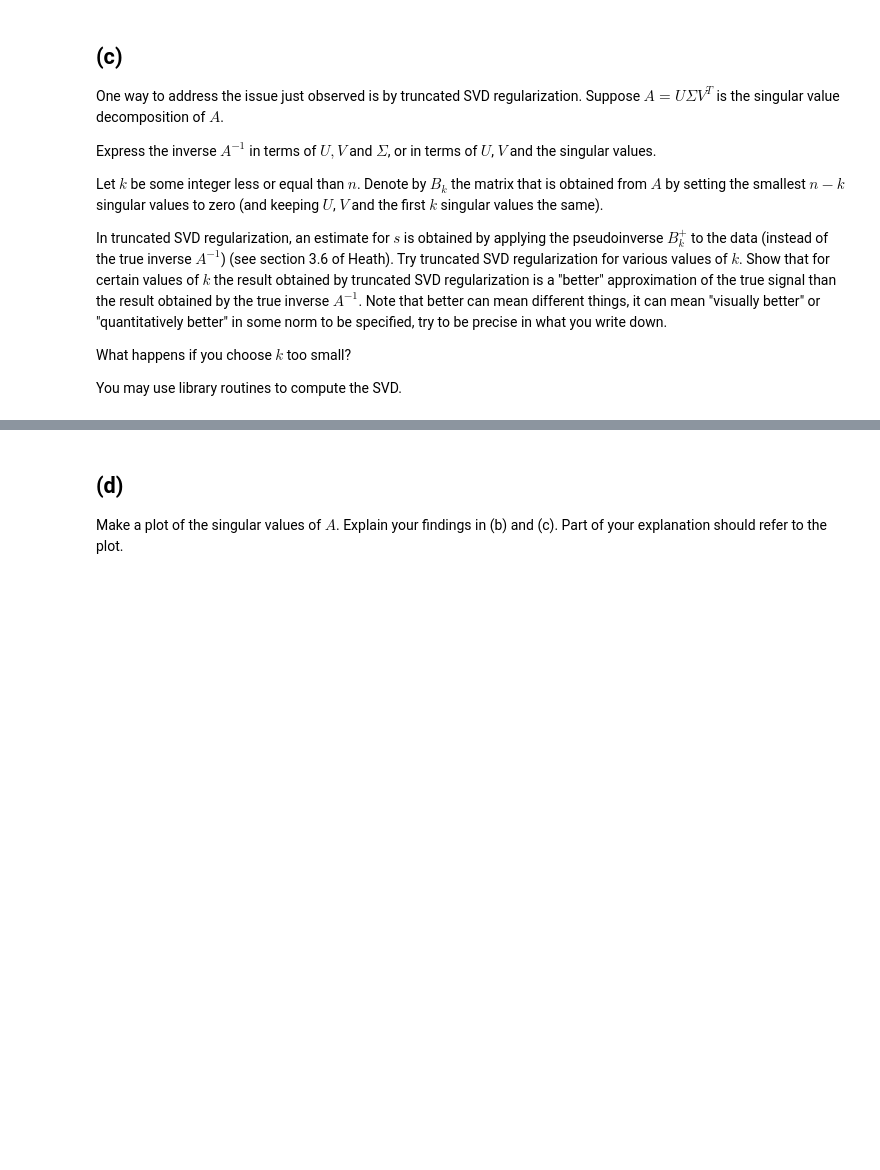
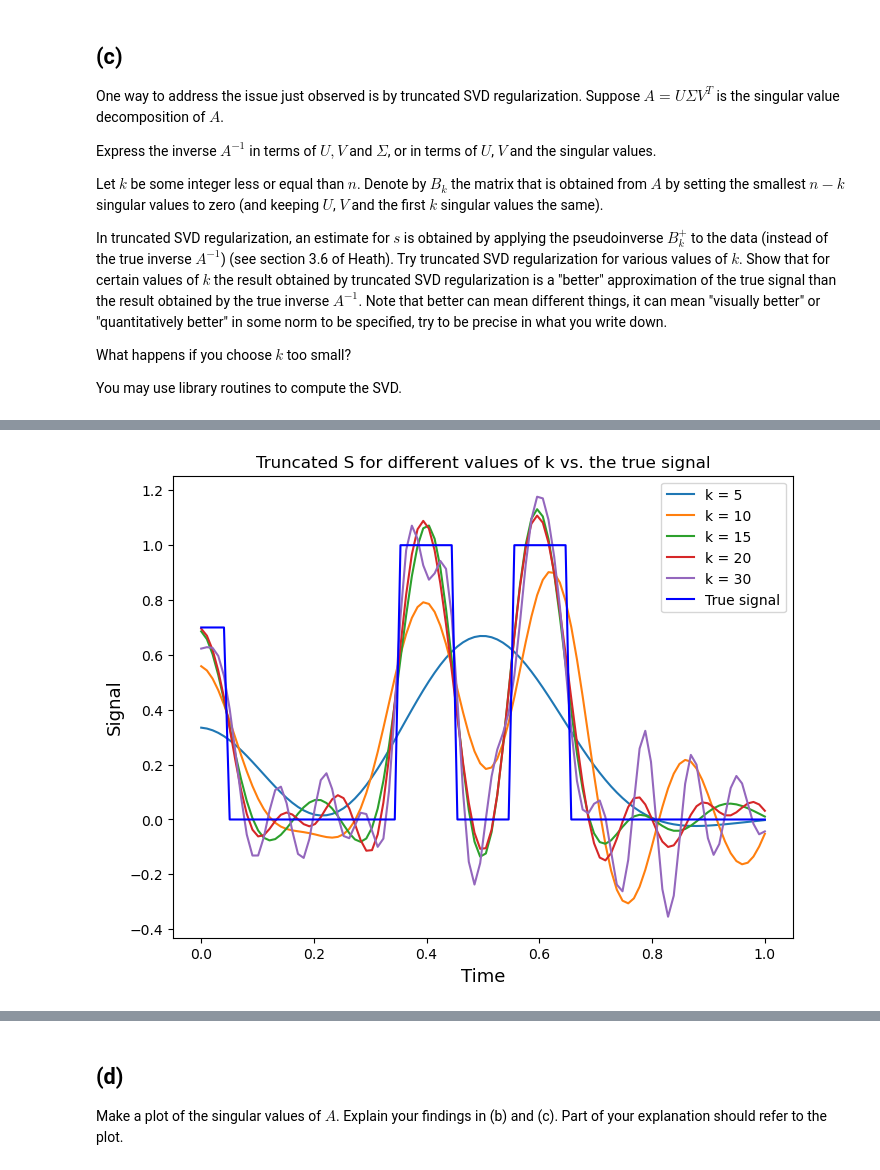
Before and after one commit to NaniHazbolatow/5284NUAL6Y, a Jupyter notebook: hw2.ipynb, the cells around one changed output, grey strips where cells are left out. Saved outputs shown, nothing was run; the diff lists cells and outputs as text; code cells hidden in the pictures; blank space fills up the shorter version.

```diff
--- a/hw2.ipynb
+++ b/hw2.ipynb
@@ -181,2 +233,22 @@ You may use library routines to compute the SVD.
 # %%
-# YOUR CODE HERE
+def pseudo_inv(U, S, V, k):
+    S_trunc_inv = np.zeros((n, n))
+    S_trunc_inv[:k, :k] = np.diag(1/S[:k])
+    pseudo_inv_B = V.T @ S_trunc_inv @ U.T
+    return pseudo_inv_B
+# %%
+k_list = [5, 10, 15, 20, 30]
+U, S, Vt = np.linalg.svd(A)
+
+plt.figure(figsize=(8,6))
+for i in k_list:
+    s_trunc = pseudo_inv(U, S, Vt, i) @ d_eps
+    plt.plot(time, s_trunc, label=f'k = {i}')
+plt.plot(time, s_0, color='blue', label='True signal')
+plt.xlabel('Time', fontsize=13)
+plt.ylabel('Signal', fontsize=13)
+plt.title('Truncated S for different values of k vs. the true signal')
+plt.legend()
+plt.show()
+# %% [output]
+[figure, added]
```
Also changed, not shown: parts of 9 cells of this notebook.
